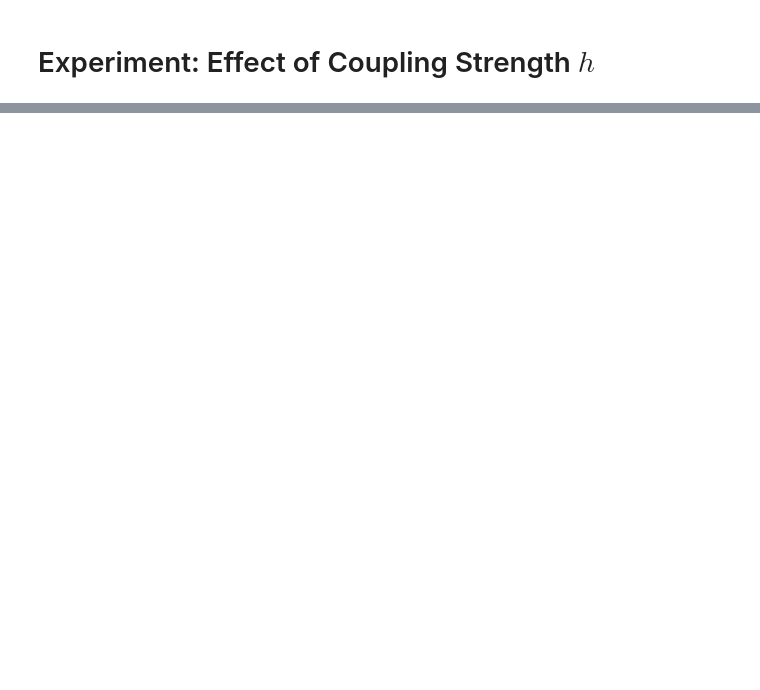
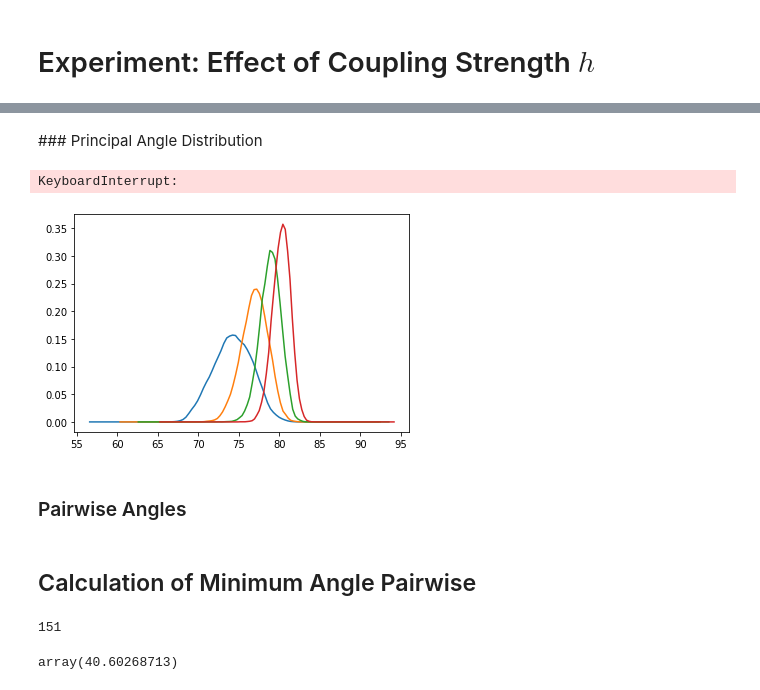
Before and after one commit to CalvinNesbitt/Lorenz-96-Two-Layer, a Jupyter notebook: Coupling-Effect.ipynb, the cells around one changed output, grey strips where cells are left out. Saved outputs shown, nothing was run; the diff lists cells and outputs as text; code cells hidden in the pictures; blank space fills up the shorter version.

```diff
--- a/Coupling-Effect.ipynb
+++ b/Coupling-Effect.ipynb
@@ -204,0 +186,20 @@ print(processed_long.attrs['h'])
+# %% [markdown]
+### Principal Angle Distribution
+# %%
+for i, data in enumerate(h_experiment):
+    angle = np.rad2deg(manifold_angles[i])
+    x_d = np.linspace(min(angle) - 10, max(angle) + 10, 100) # Grid we evaluate PDF on
+    kde = gaussian_kde(angle) # KDE. Using Gaussian kernels with default bandwidth, don't know how it decided bw?
+    pdf = kde.evaluate(x_d)
+    label = f'h = {data.h:.2f}'
+    plt.plot(x_d, pdf, label = label)
+plt.legend()
+plt.title('Angle Between Positive and Negative CLV Space Denisty')
+plt.xlabel('Angle ($^\\circ$)')
+plt.ylabel('$\\rho$')
+plt.show()
+# %% [output]
+KeyboardInterrupt:
+[figure, added]
+# %% [markdown]
+### Pairwise Angles
@@ -204,0 +215,2 @@ print(processed_long.attrs['h'])
+# %% [markdown]
+## Calculation of Minimum Angle Pairwise
@@ -204,0 +254,9 @@ print(processed_long.attrs['h'])
+# %%
+np.linalg.matrix_rank(CLV)
+# %% [output]
+151
+# %%
+spectrum = spectra(data)
+spectrum.sel(le_index= 10).values
+# %% [output]
+array(40.60268713)
```
Also changed, not shown: parts of 98 cells of this notebook, 9 other files.
